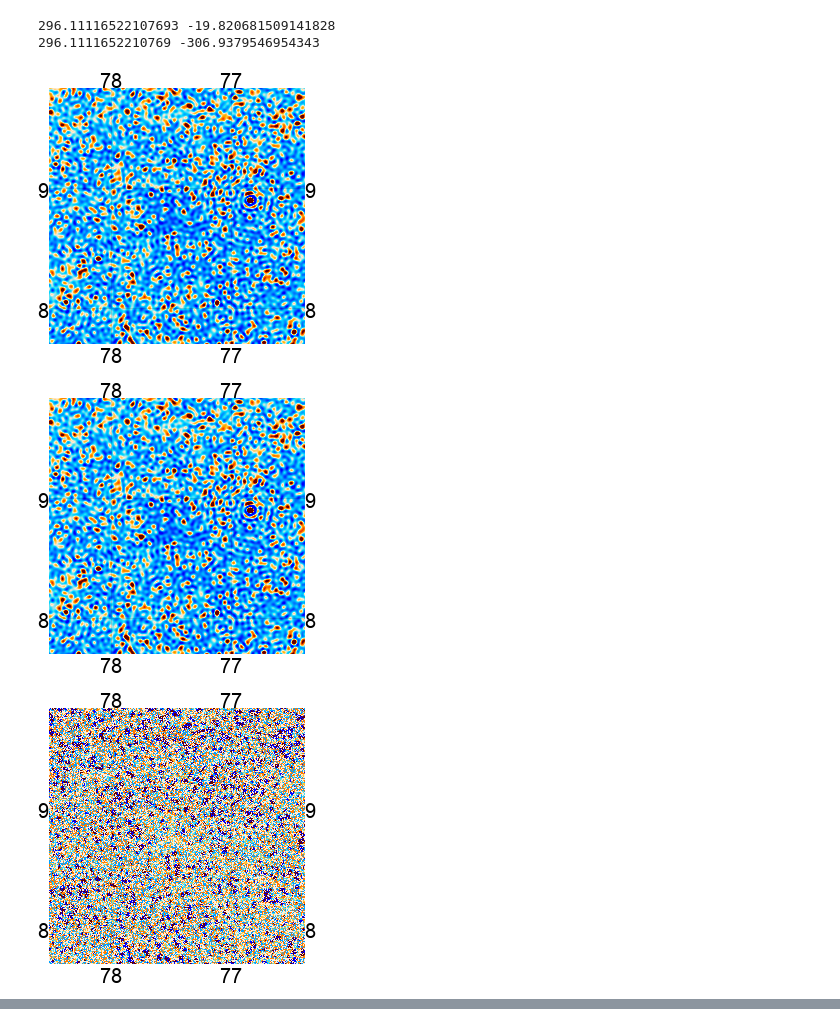
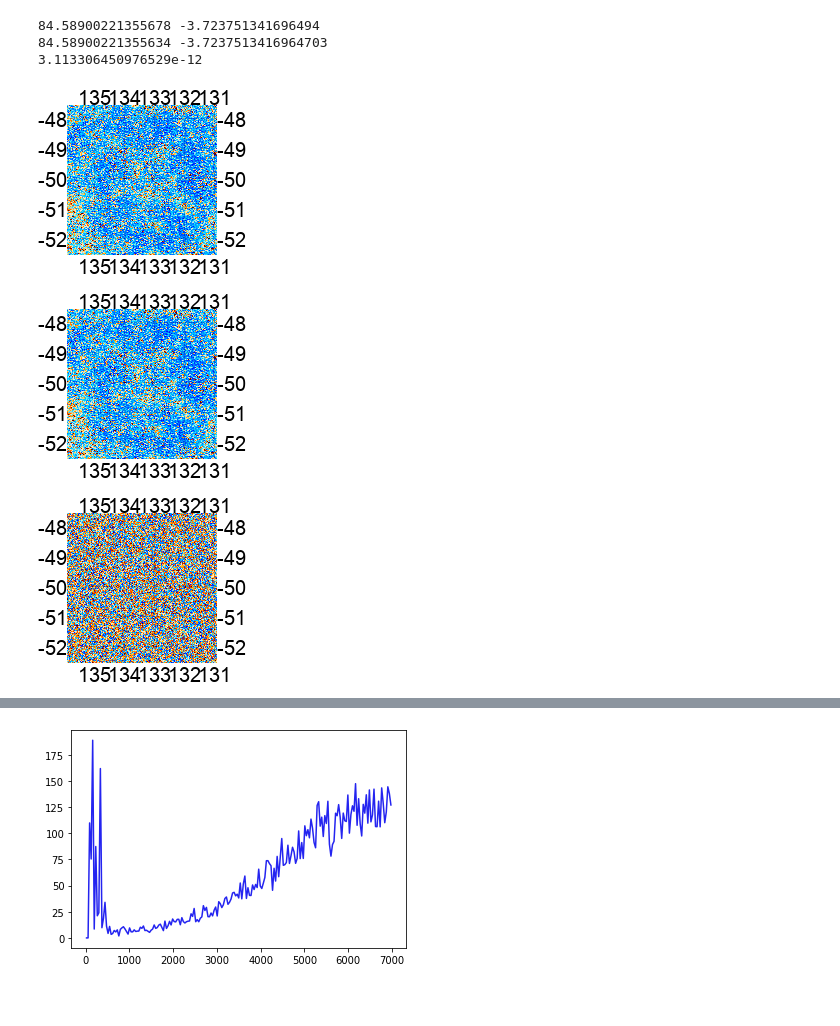
Before and after one commit to dwhan89/cosmikyu, a Jupyter notebook: notebooks/StampDataSet.ipynb, the cells around one changed output, grey strips where cells are left out. Cells and saved outputs as stored; diff of their text form; code cells hidden in the pictures; blank space fills up the shorter version.

```diff
--- a/notebooks/StampDataSet.ipynb
+++ b/notebooks/StampDataSet.ipynb
@@ -22,8 +27,9 @@ output_dir = config.default_data_dir
 def output_path(x):
     return os.path.join(output_dir, x)
 
-res_arcmin = 0.5
-shape = (256, 256)
+res_arcmin = 2.0
+shape = (150, 150)
 stamp_dir = output_path("stamp_{}arcmin_{}x{}".format(res_arcmin, shape[0], shape[1]))
 
 SS = maps.StampedSky(stamp_dir, res_arcmin, shape)
+SSDS = maps.StampedSkyDataSet(stamp_dir, 3000, res_arcmin, 'ir_pts', 30, shape)
@@ -60,2 +35,0 @@ class StampedSkyDataSet(Dataset):
-# %%
-SSDS = StampedSkyDataSet(stamp_dir, 3000, res_arcmin, 'ir_pts', 30, (256,256))
@@ -111,31 +81,43 @@ class ToEnmap(object):
 # %%
-LS = LogScale()
-np.mean(LS.__call__(SSDS[0])['data'])
+LS = cmk_transforms.LogScale()
+np.mean(LS.__call__(SSDS[30])['data'])
 
 
 
-meta = np.loadtxt('/gpfs/home/dongwhan/workspace/cosmikyu/data/ir_pts/030_meta.txt')
-omap = enmap.enmap(SSDS[0]['data'], wcs=SSDS[0]['wcs'])
-oloc = np.where(omap < 0)
-NN = Normalize(meta)
-UN = UnNormalize(meta)
-TE = ToEnmap()
+meta = np.loadtxt(output_path('ir_pts/030_meta.txt'))
+sample = SSDS[5]
+#sample['data'] = np.ones(sample['data'].shape)*-1
+omap = enmap.enmap(sample['data'], wcs=sample['wcs'])
 
-fmap = TE.__call__(UN.__call__(NN.__call__(SSDS[0])))
-floc = np.where(fmap > 0)
+#oloc = np.where(omap > 0)
+NN = cmk_transforms.Normalize(meta)
+UN = cmk_transforms.UnNormalize(meta)
+TE = cmk_transforms.ToEnmap()
+TT = Taper(shape)
+UT = UnTaper(shape)
+PS = TakePS(bin_edges=np.linspace(0,7000,200), shape=shape)
+ops = PS.__call__(sample)['ps']
+
+sample = PS.__call__((TE.__call__(UN.__call__(NN.__call__(sample)))))
+fmap = sample['map']
+floc = np.where(fmap < 0)
 print(np.max(omap), np.min(omap))
 print(np.max(fmap), np.min(fmap))
+print(np.max(np.abs(np.nan_to_num((fmap-omap)/omap))))
 enplot.pshow(omap, downgrade=1)
 enplot.pshow(fmap, downgrade=1)
 enplot.pshow(omap-fmap, downgrade=1)
-oomap = omap.copy(); oomap[oloc] = 0
-ffmap = fmap.copy(); ffmap[oloc] = 0
 
+#print(sample['ps'])
+plt.plot(sample['ps'][0], ops[1]/sample['ps'][1])
+plt.show()
 
-enplot.pshow(oomap-ffmap, downgrade=1)
+plt.plot(sample['ps'][0], ops[1])
+plt.show()
 # %% [output]
-296.11116522107693 -19.820681509141828
-296.1111652210769 -306.9379546954343
+84.58900221355678 -3.723751341696494
+84.58900221355634 -3.7237513416964703
+3.113306450976529e-12
-[figure, old version]
+[figure, new version]
-[figure, old version]
+[figure, new version]
-[figure, old version]
+[figure, new version]
@@ -142,0 +125 @@ enplot.pshow(oomap-ffmap, downgrade=1)
+[figure, added]
```
Also changed, not shown: parts of 6 cells of this notebook, 3 other files.
